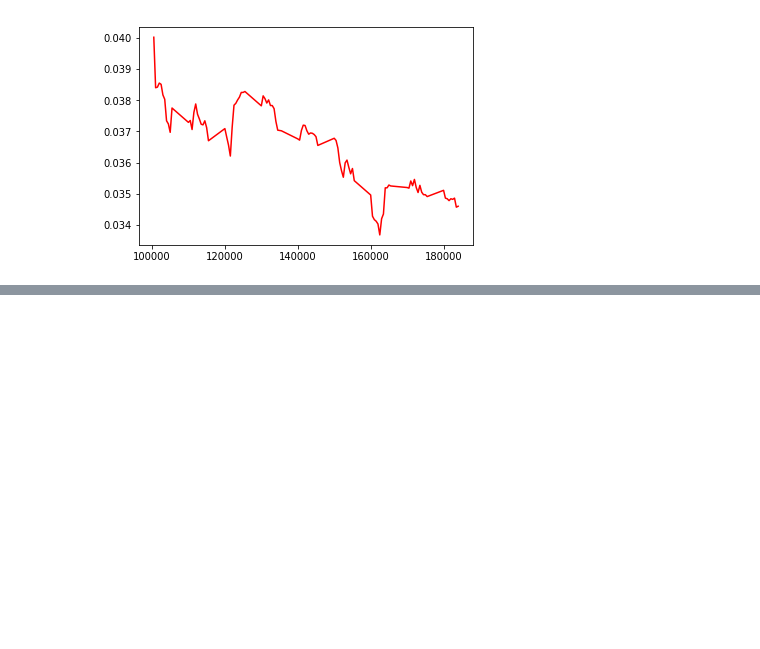
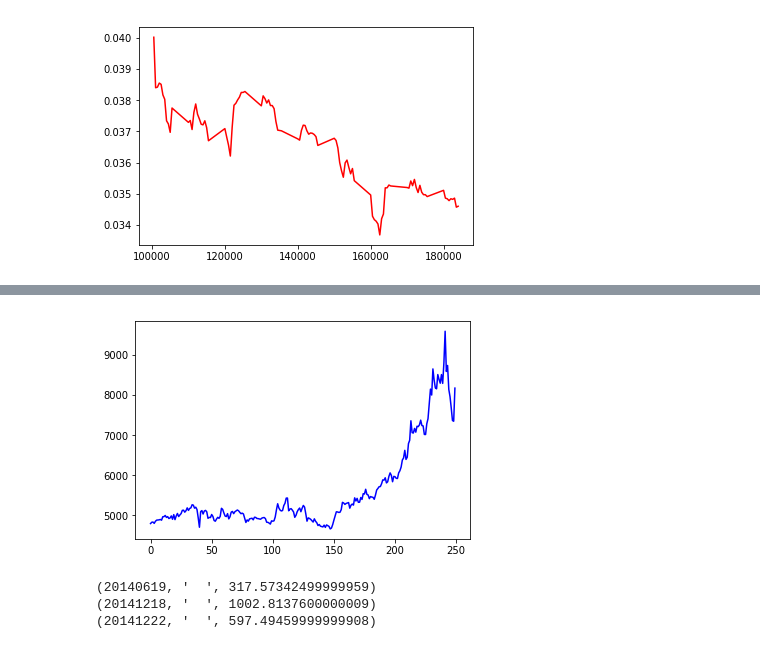
Before and after one commit to AdeleWolff/Subbotin_A_A, a Jupyter notebook: Kursach.ipynb, the cells around one changed output, grey strips where cells are left out. Cells and saved outputs as stored; diff of their text form; code cells hidden in the pictures; blank space fills up the shorter version.

```diff
--- a/Kursach.ipynb
+++ b/Kursach.ipynb
@@ -694,0 +753,4 @@ plt.show()
+# %%
+for i in range(len(data_AF)-1):
+    if (data_AF['Open'][i]*dataUSD['USD'][i]-data_AF['Open'][i+1]*dataUSD['USD'][i+1])>(0.05*data_AF['Open'][i]*dataUSD['USD'][i]):
+        print (data_AF['Data'][i],'  ',data_AF['Open'][i]*dataUSD['USD'][i]-data_AF['Open'][i+1]*dataUSD['USD'][i+1])
@@ -694,0 +772,4 @@ plt.show()
+# %%
+data_GP_USD=[0]*250
+for i in range(250):
+    data_GP_USD[i]=data_GP['Open'][i]*dataUSD['USD'][i]
@@ -694,0 +781,13 @@ plt.show()
+# %%
+plt.plot(a, data_GP_USD, 'b', label = 'Open')
+plt.show()
+# %% [output]
+[figure, added]
+# %%
+for i in range(len(data_GP)-1):
+    if (data_GP['Open'][i]*dataUSD['USD'][i]-data_GP['Open'][i+1]*dataUSD['USD'][i+1])>(0.05*data_GP['Open'][i]*dataUSD['USD'][i]):
+        print (data_GP['Data'][i],'  ',data_GP['Open'][i]*dataUSD['USD'][i]-data_GP['Open'][i+1]*dataUSD['USD'][i+1])
+# %% [output]
+(20140619, '  ', 317.57342499999959)
+(20141218, '  ', 1002.8137600000009)
+(20141222, '  ', 597.49459999999908)
```
Also changed, not shown: parts of 19 cells of this notebook.
